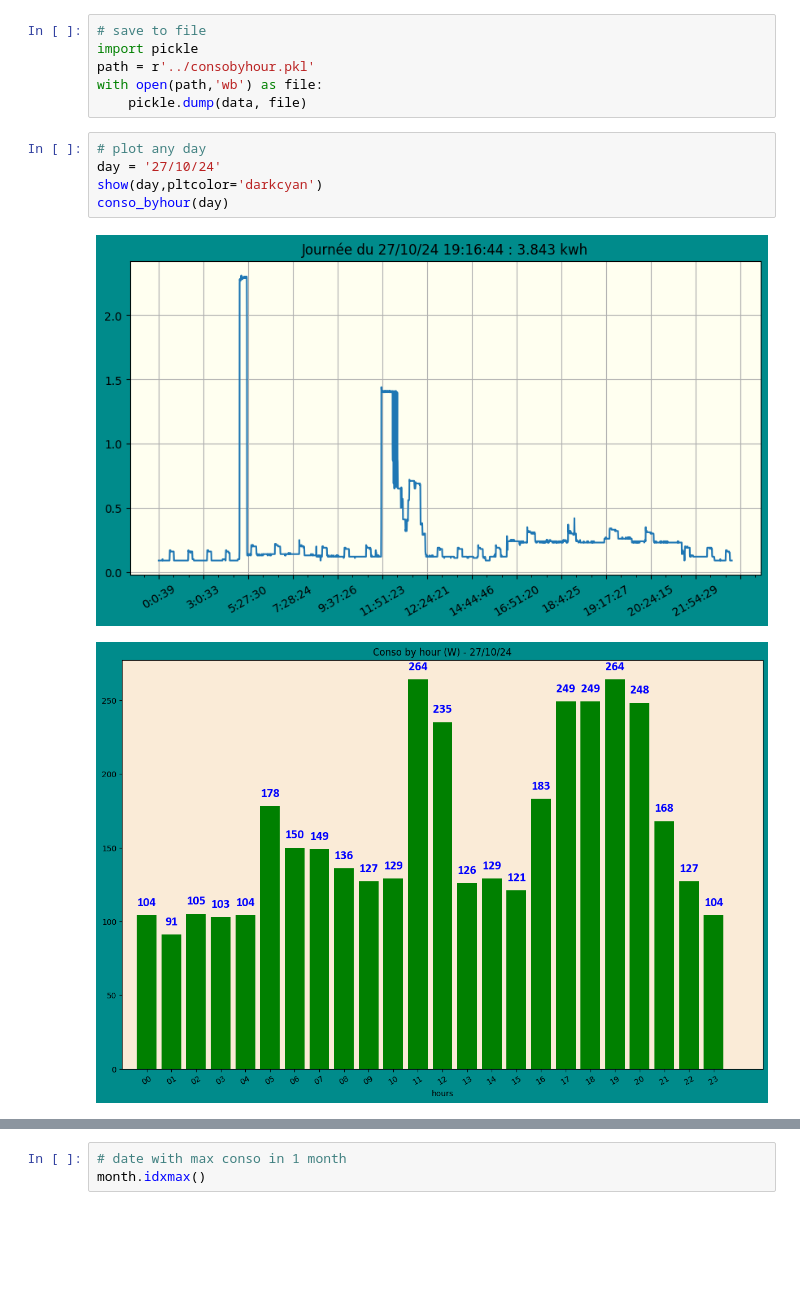
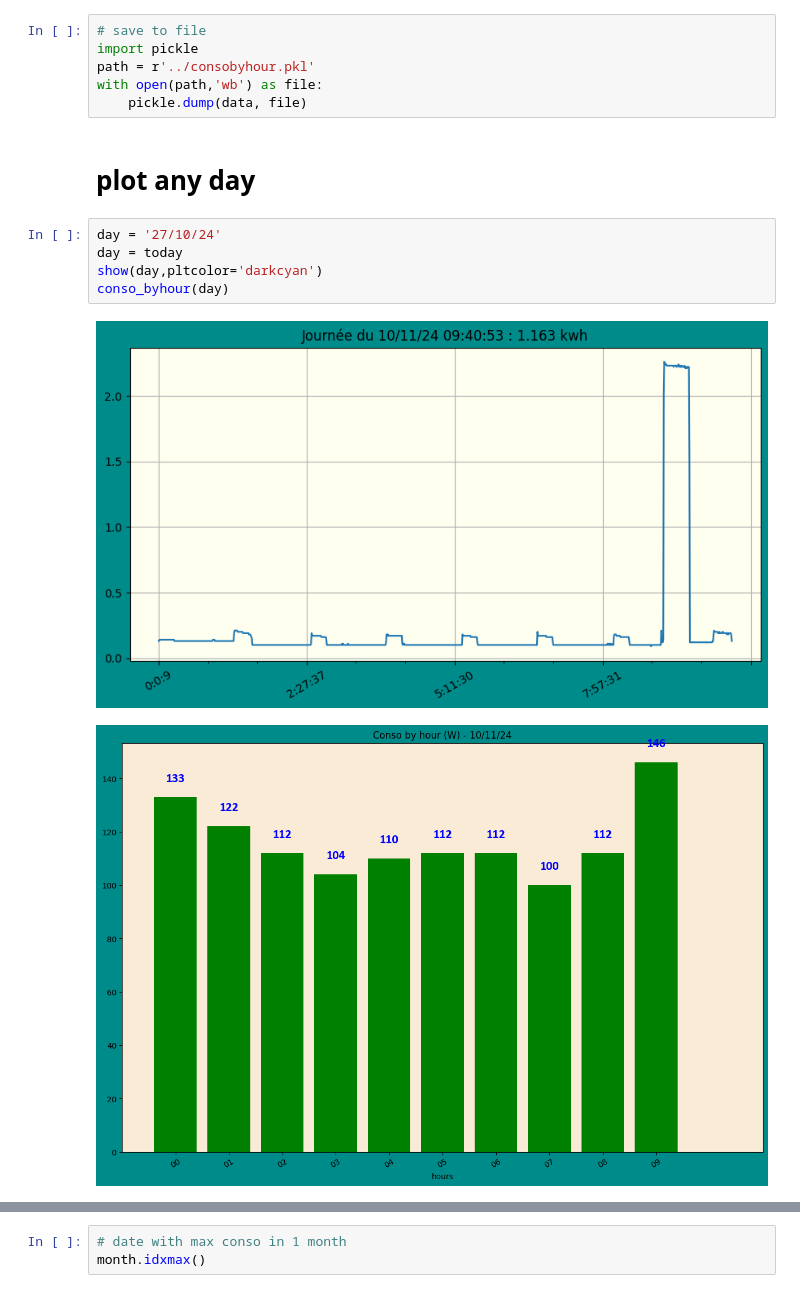
Before and after one commit to jdavid54/jupyter_notebooks, a Jupyter notebook: conso_kwh_reduced.ipynb, the cells around one changed output, grey strips where cells are left out. Saved outputs shown, nothing was run; the diff lists cells and outputs as text; blank space fills up the shorter version.

```diff
--- a/conso_kwh_reduced.ipynb
+++ b/conso_kwh_reduced.ipynb
@@ -1288,11 +1300,13 @@ import pickle
 path = r'../consobyhour.pkl'
 with open(path,'wb') as file:
     pickle.dump(data, file)
+# %% [markdown]
+# plot any day
 # %%
-# plot any day
 day = '27/10/24'
+day = today
 show(day,pltcolor='darkcyan')
 conso_byhour(day)
 # %% [output]
-[figure, old version]
+[figure, new version]
-[figure, old version]
+[figure, new version]
```
Also changed, not shown: parts of 91 cells of this notebook, 5 other files.
